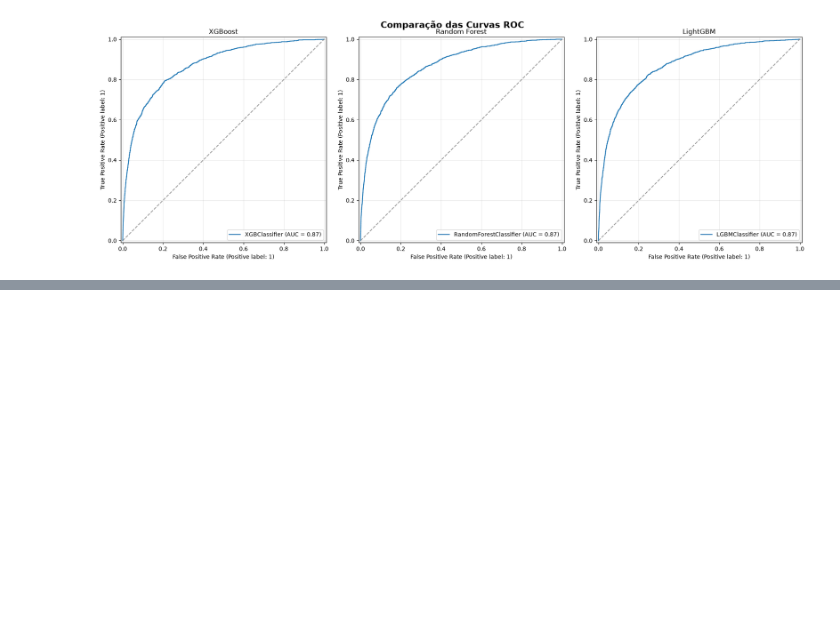
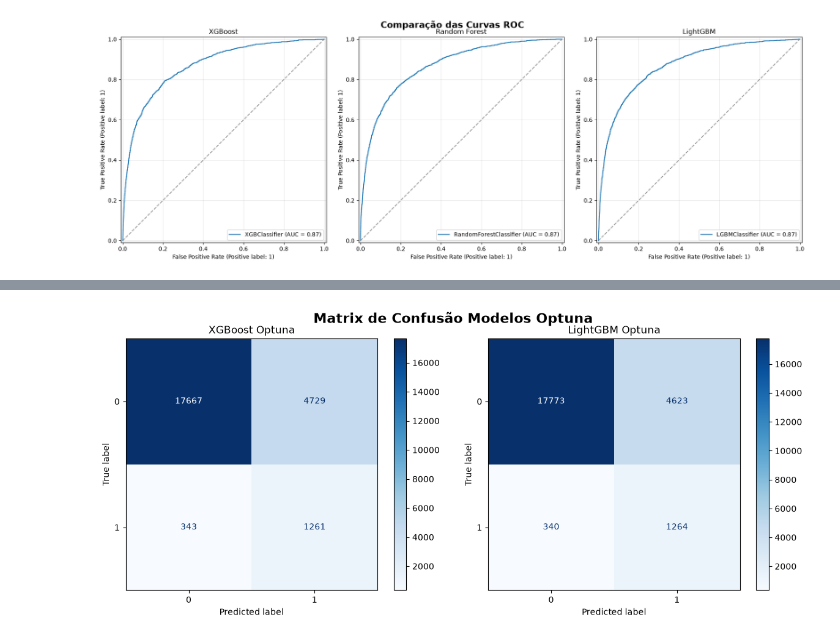
Before and after one commit to RenanTrevelim/credit-risk-modeling, a Jupyter notebook: notebooks/03_modelos_machine_learning.ipynb, the cells around one changed output, grey strips where cells are left out. Saved outputs shown, nothing was run; the diff lists cells and outputs as text; code cells hidden in the pictures; blank space fills up the shorter version.

Commit message:
otimizando e avaliando modelos

```diff
--- a/notebooks/03_modelos_machine_learning.ipynb
+++ b/notebooks/03_modelos_machine_learning.ipynb
@@ -502,0 +511,11 @@ plt.show()
+# %%
+sampler = optuna.samplers.TPESampler(seed=42)
+
+study_xgb = optuna.create_study(
+    direction="maximize"
+)
+
+study_xgb.optimize(
+    objective_xgb,
+    n_trials=50
+)
@@ -502,0 +574,12 @@ plt.show()
+# %%
+sampler = optuna.samplers.TPESampler(seed=42)
+
+study_lgbm = optuna.create_study(
+    direction="maximize",
+    sampler=sampler
+)
+
+study_lgbm.optimize(
+    objective_lgbm,
+    n_trials=50
+)
@@ -502,0 +619,8 @@ plt.show()
+# %%
+modelo_xgb_optuna = xgb.XGBClassifier(**study_xgb.best_params, random_state=42, scale_pos_weight=scale_pos_weight)
+modelo_xgb_optuna.fit(X_treino, y_treino)
+previsao_xgb_optuna = modelo_xgb_optuna.predict(X_val)
+# %%
+modelo_gbm_optuna = LGBMClassifier(**study_lgbm.best_params, random_state=42, class_weight="balanced")
+modelo_gbm_optuna.fit(X_treino, y_treino)
+previsao_gbm_optuna = modelo_gbm_optuna.predict(X_val)
@@ -502,0 +653,14 @@ plt.show()
+# %%
+fig, axes = plt.subplots(1, 2, figsize=(12,5))
+
+ConfusionMatrixDisplay.from_predictions(y_val, previsao_xgb_optuna, cmap="Blues", ax=axes[0])
+axes[0].set_title("XGBoost Optuna")
+
+ConfusionMatrixDisplay.from_predictions(y_val, previsao_gbm_optuna, cmap="Blues", ax=axes[1])
+axes[1].set_title("LightGBM Optuna")
+
+plt.suptitle("Matrix de Confusão Modelos Optuna", fontsize=16, fontweight="bold")
+plt.tight_layout()
+plt.show()
+# %% [output]
+[figure, added]
```
Also changed, not shown: parts of 47 cells of this notebook.
